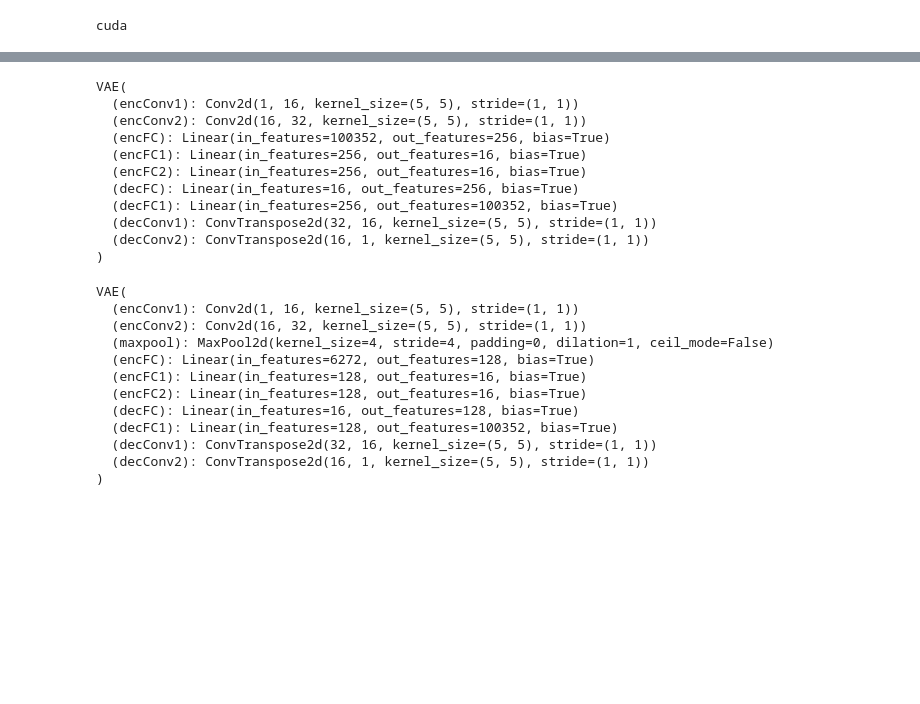
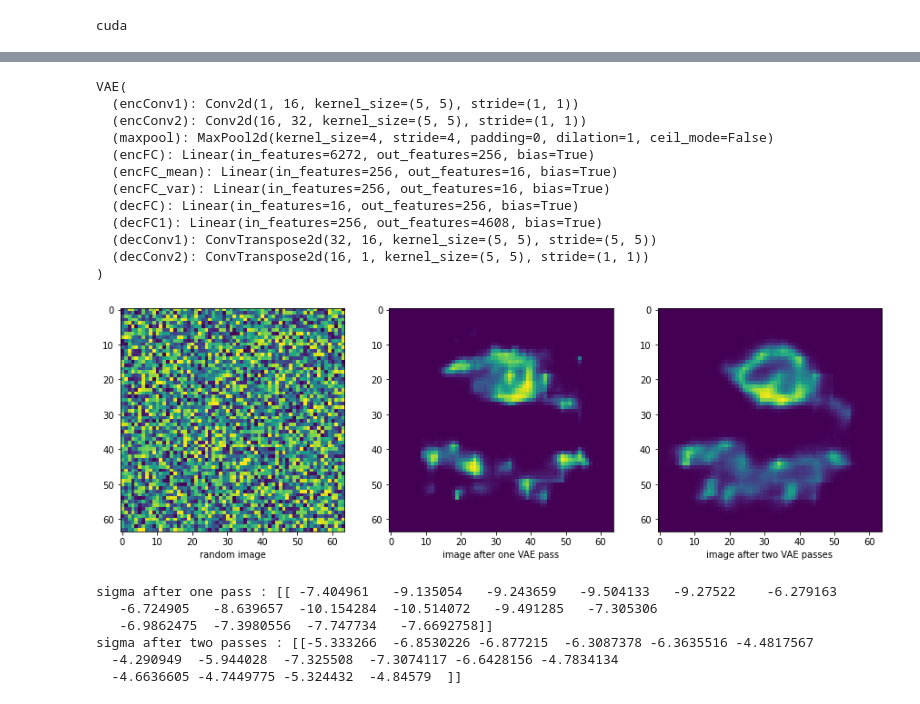
Before and after one commit to FelixHub/serotonin_model, a Jupyter notebook: vae convolution.ipynb, the cells around one changed output, grey strips where cells are left out. Saved outputs shown, nothing was run; the diff lists cells and outputs as text; code cells hidden in the pictures; blank space fills up the shorter version.

```diff
--- a/vae convolution.ipynb
+++ b/vae convolution.ipynb
@@ -158,31 +166,53 @@ torch.save(net.state_dict(), 'vae_moving_digits.pt')
 # %%
+# loading a model
 net = VAE().to(device)
-net.load_state_dict(torch.load('vae_moving_digits.pt'))
+net.load_state_dict(torch.load('model/vae_moving_digits.pt'))
 net.eval()
 # %% [output]
 VAE(
   (encConv1): Conv2d(1, 16, kernel_size=(5, 5), stride=(1, 1))
   (encConv2): Conv2d(16, 32, kernel_size=(5, 5), stride=(1, 1))
-  (encFC): Linear(in_features=100352, out_features=256, bias=True)
-  (encFC1): Linear(in_features=256, out_features=16, bias=True)
-  (encFC2): Linear(in_features=256, out_features=16, bias=True)
+  (maxpool): MaxPool2d(kernel_size=4, stride=4, padding=0, dilation=1, ceil_mode=False)
+  (encFC): Linear(in_features=6272, out_features=256, bias=True)
+  (encFC_mean): Linear(in_features=256, out_features=16, bias=True)
+  (encFC_var): Linear(in_features=256, out_features=16, bias=True)
   (decFC): Linear(in_features=16, out_features=256, bias=True)
-  (decFC1): Linear(in_features=256, out_features=100352, bias=True)
-  (decConv1): ConvTranspose2d(32, 16, kernel_size=(5, 5), stride=(1, 1))
+  (decFC1): Linear(in_features=256, out_features=4608, bias=True)
+  (decConv1): ConvTranspose2d(32, 16, kernel_size=(5, 5), stride=(5, 5))
   (decConv2): ConvTranspose2d(16, 1, kernel_size=(5, 5), stride=(1, 1))
 )
-# %%
-net
-# %% [output]
-VAE(
-  (encConv1): Conv2d(1, 16, kernel_size=(5, 5), stride=(1, 1))
-  (encConv2): Conv2d(16, 32, kernel_size=(5, 5), stride=(1, 1))
-  (maxpool): MaxPool2d(kernel_size=4, stride=4, padding=0, dilation=1, ceil_mode=False)
-  (encFC): Linear(in_features=6272, out_features=128, bias=True)
-  (encFC1): Linear(in_features=128, out_features=16, bias=True)
-  (encFC2): Linear(in_features=128, out_features=16, bias=True)
-  (decFC): Linear(in_features=16, out_features=128, bias=True)
-  (decFC1): Linear(in_features=128, out_features=100352, bias=True)
-  (decConv1): ConvTranspose2d(32, 16, kernel_size=(5, 5), stride=(1, 1))
-  (decConv2): ConvTranspose2d(16, 1, kernel_size=(5, 5), stride=(1, 1))
-)
+# %%
+rd_img = np.random.uniform(size=(img_size,img_size)).astype(np.float32)
+
+reconstruct_rd_img,_,r_sigma = net(torch.tensor([[rd_img]]).to(device))
+reconstruct_rd_img = reconstruct_rd_img.detach().cpu().numpy()[0,0]
+
+reconstruct_reconstruct_rd_img,_,r_r_sigma = net(torch.tensor([[reconstruct_rd_img]]).to(device))
+reconstruct_reconstruct_rd_img = reconstruct_reconstruct_rd_img.detach().cpu().numpy()[0,0]
+
+f = plt.figure(figsize=(15,5))
+
+plt.subplot(1,3,1)
+plt.imshow(rd_img)
+plt.xlabel('random image')
+
+plt.subplot(1,3,2)
+plt.imshow(reconstruct_rd_img)
+plt.xlabel('image after one VAE pass')
+
+plt.subplot(1,3,3)
+plt.imshow(reconstruct_reconstruct_rd_img)
+plt.xlabel('image after two VAE passes')
+
+plt.show()
+
+print('sigma after one pass : {}'.format(r_sigma.detach().cpu().numpy()))
+print('sigma after two passes : {}'.format(r_r_sigma.detach().cpu().numpy()))
+# %% [output]
+[figure, added]
+sigma after one pass : [[ -7.404961   -9.135054   -9.243659   -9.504133   -9.27522    -6.279163
+   -6.724905   -8.639657  -10.154284  -10.514072   -9.491285   -7.305306
+   -6.9862475  -7.3980556  -7.747734   -7.6692758]]
+sigma after two passes : [[-5.333266  -6.8530226 -6.877215  -6.3087378 -6.3635516 -4.4817567
+  -4.290949  -5.944028  -7.325508  -7.3074117 -6.6428156 -4.7834134
+  -4.6636605 -4.7449775 -5.324432  -4.84579  ]]
```
Also changed, not shown: parts of 8 cells of this notebook, 5 other files.
